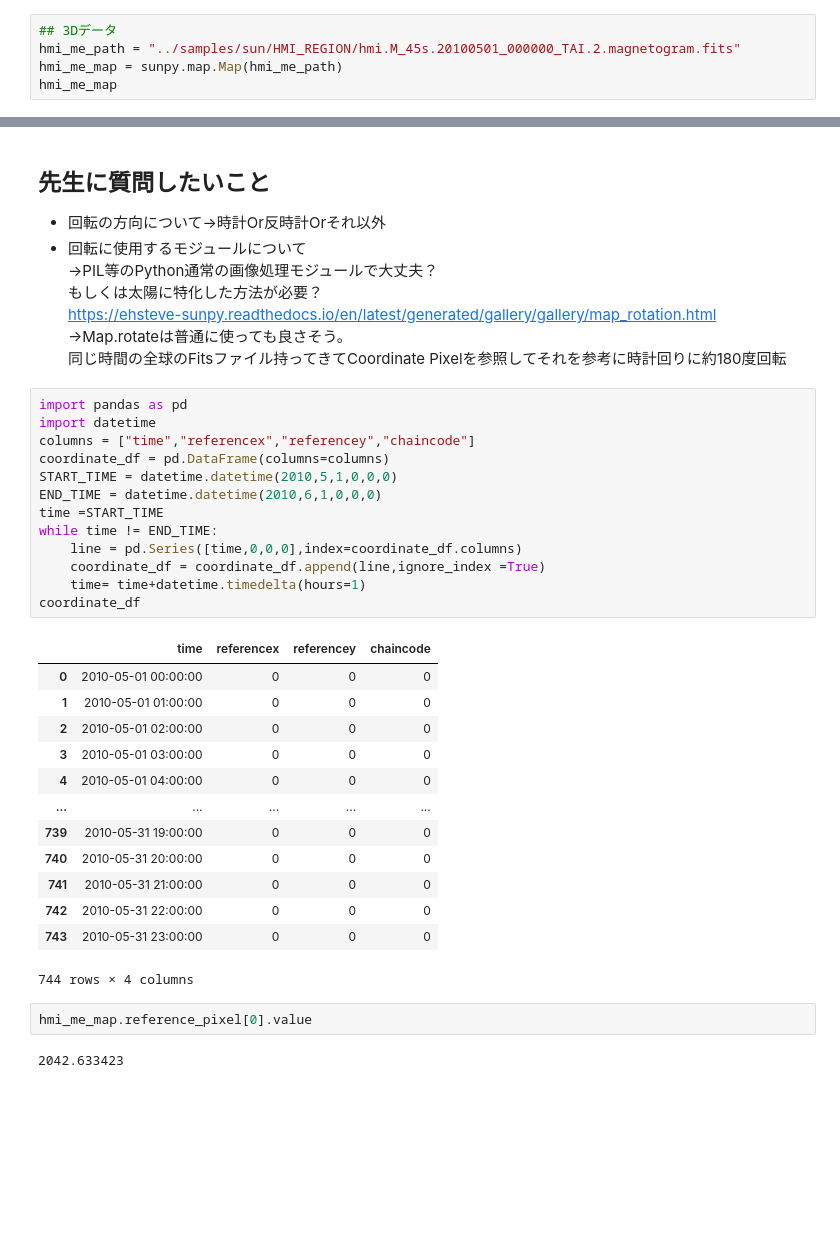
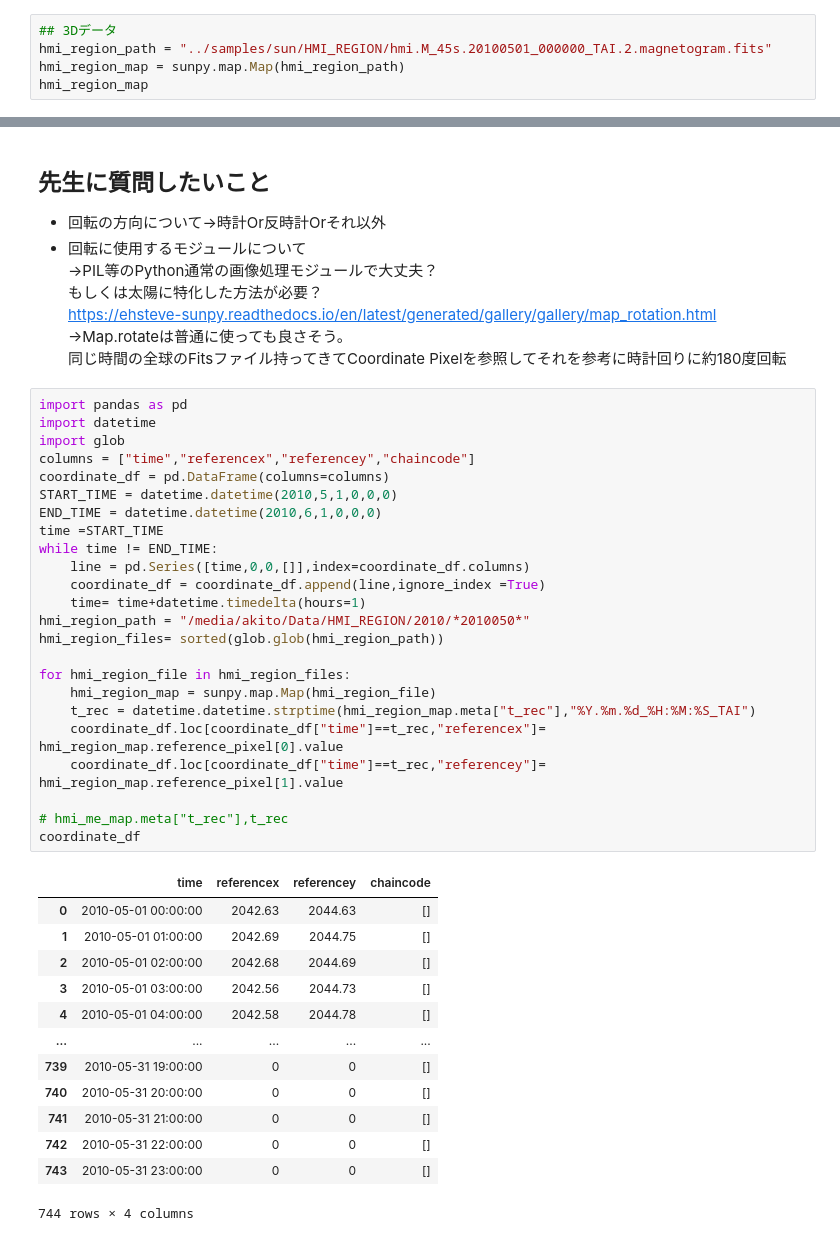
Before and after one commit to akisen/Predict_Solar_Flare_Mrcnn, a Jupyter notebook: src_dataset/Convert_bitmap_to_polygon.ipynb, the cells around one changed output, grey strips where cells are left out. Drawn from its saved outputs; the diff is of its cells as text; blank space fills up the shorter version.

```diff
--- a/src_dataset/Convert_bitmap_to_polygon.ipynb
+++ b/src_dataset/Convert_bitmap_to_polygon.ipynb
@@ -144,9 +144,9 @@ mask_polygon[0]["coordinates"][0]
 5. 良さそうならデータを全体で作る(COCO Formatに変換)
 # %%
 ## 3Dデータ
-hmi_me_path = "../samples/sun/HMI_REGION/hmi.M_45s.20100501_000000_TAI.2.magnetogram.fits"
-hmi_me_map = sunpy.map.Map(hmi_me_path)
-hmi_me_map
+hmi_region_path = "../samples/sun/HMI_REGION/hmi.M_45s.20100501_000000_TAI.2.magnetogram.fits"
+hmi_region_map = sunpy.map.Map(hmi_region_path)
+hmi_region_map
 # %% [output]
 <sunpy.map.sources.sdo.HMIMap object at 0x...>
 SunPy Map
@@ -270,31 +270,38 @@ https://ehsteve-sunpy.readthedocs.io/en/latest/generated/gallery/gallery/map_rot
 # %%
 import pandas as pd
 import datetime
+import glob
 columns = ["time","referencex","referencey","chaincode"]
 coordinate_df = pd.DataFrame(columns=columns)
 START_TIME = datetime.datetime(2010,5,1,0,0,0)
 END_TIME = datetime.datetime(2010,6,1,0,0,0)
 time =START_TIME
 while time != END_TIME:
-    line = pd.Series([time,0,0,0],index=coordinate_df.columns)
+    line = pd.Series([time,0,0,[]],index=coordinate_df.columns)
     coordinate_df = coordinate_df.append(line,ignore_index =True)
     time= time+datetime.timedelta(hours=1)
+hmi_region_path = "/media/akito/Data/HMI_REGION/2010/*2010050*"
+hmi_region_files= sorted(glob.glob(hmi_region_path))
+
+for hmi_region_file in hmi_region_files:
+    hmi_region_map = sunpy.map.Map(hmi_region_file)
+    t_rec = datetime.datetime.strptime(hmi_region_map.meta["t_rec"],"%Y.%m.%d_%H:%M:%S_TAI")
+    coordinate_df.loc[coordinate_df["time"]==t_rec,"referencex"]= hmi_region_map.reference_pixel[0].value
+    coordinate_df.loc[coordinate_df["time"]==t_rec,"referencey"]= hmi_region_map.reference_pixel[1].value
+
+# hmi_me_map.meta["t_rec"],t_rec
 coordinate_df
 # %% [output]
 |  | time | referencex | referencey | chaincode |
-| 0 | 2010-05-01 00:00:00 | 0 | 0 | 0 |
-| 1 | 2010-05-01 01:00:00 | 0 | 0 | 0 |
-| 2 | 2010-05-01 02:00:00 | 0 | 0 | 0 |
-| 3 | 2010-05-01 03:00:00 | 0 | 0 | 0 |
-| 4 | 2010-05-01 04:00:00 | 0 | 0 | 0 |
+| 0 | 2010-05-01 00:00:00 | 2042.63 | 2044.63 | [] |
+| 1 | 2010-05-01 01:00:00 | 2042.69 | 2044.75 | [] |
+| 2 | 2010-05-01 02:00:00 | 2042.68 | 2044.69 | [] |
+| 3 | 2010-05-01 03:00:00 | 2042.56 | 2044.73 | [] |
+| 4 | 2010-05-01 04:00:00 | 2042.58 | 2044.78 | [] |
 | ... | ... | ... | ... | ... |
-| 739 | 2010-05-31 19:00:00 | 0 | 0 | 0 |
-| 740 | 2010-05-31 20:00:00 | 0 | 0 | 0 |
-| 741 | 2010-05-31 21:00:00 | 0 | 0 | 0 |
-| 742 | 2010-05-31 22:00:00 | 0 | 0 | 0 |
-| 743 | 2010-05-31 23:00:00 | 0 | 0 | 0 |
+| 739 | 2010-05-31 19:00:00 | 0 | 0 | [] |
+| 740 | 2010-05-31 20:00:00 | 0 | 0 | [] |
+| 741 | 2010-05-31 21:00:00 | 0 | 0 | [] |
+| 742 | 2010-05-31 22:00:00 | 0 | 0 | [] |
+| 743 | 2010-05-31 23:00:00 | 0 | 0 | [] |
 744 rows × 4 columns
-# %%
-hmi_me_map.reference_pixel[0].value
-# %% [output]
-2042.633423
```
Also changed, not shown: parts of 2 cells of this notebook, 2 other files.
